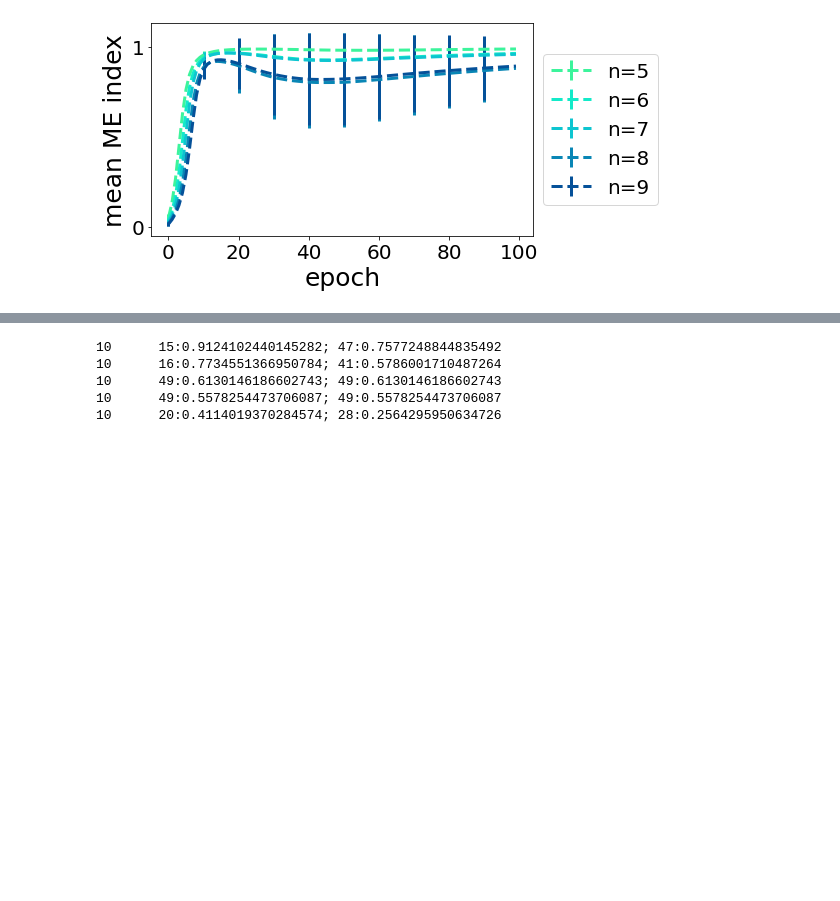
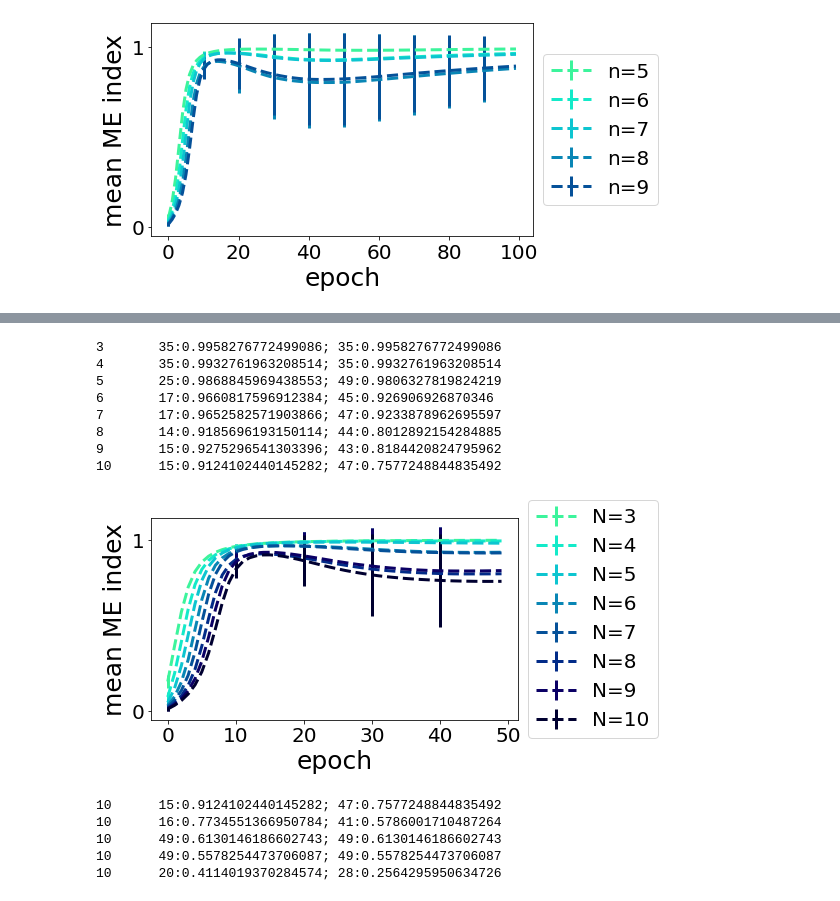
Before and after one commit to alv1nn/bilingual_agents_me_bias, a Jupyter notebook: ME_bias/plot_ME_bias_bilingual.ipynb, the cells around one changed output, grey strips where cells are left out. Drawn from its saved outputs; the diff is of its cells as text; code cells hidden in the pictures; blank space fills up the shorter version.

```diff
--- a/ME_bias/plot_ME_bias_bilingual.ipynb
+++ b/ME_bias/plot_ME_bias_bilingual.ipynb
@@ -164,3 +181,15 @@ plot_rewards_plus_me_index_pragmatic_agent(n_array = [5, 6, 7, 8, 9])
+# %%
+plot_rewards_plus_me_index_pragmatic_agent(n_array = [3, 4, 5, 6, 7, 8, 9, 10], e_range=50)
+# %% [output]
+3       35:0.9958276772499086; 35:0.9958276772499086
+4       35:0.9932761963208514; 35:0.9932761963208514
+5       25:0.9868845969438553; 49:0.9806327819824219
+6       17:0.9660817596912384; 45:0.926906926870346
+7       17:0.9652582571903866; 47:0.9233878962695597
+8       14:0.9185696193150114; 44:0.8012892154284885
+9       15:0.9275296541303396; 43:0.8184420824795962
+10      15:0.9124102440145282; 47:0.7577248844835492
+[figure, added]
 # %%
 plot_rewards_plus_me_index_pragmatic_agent(n_array = [10, 15, 20, 25, 30])
 # %% [output]
```
Also changed, not shown: parts of 7 cells of this notebook, 10 other files.
